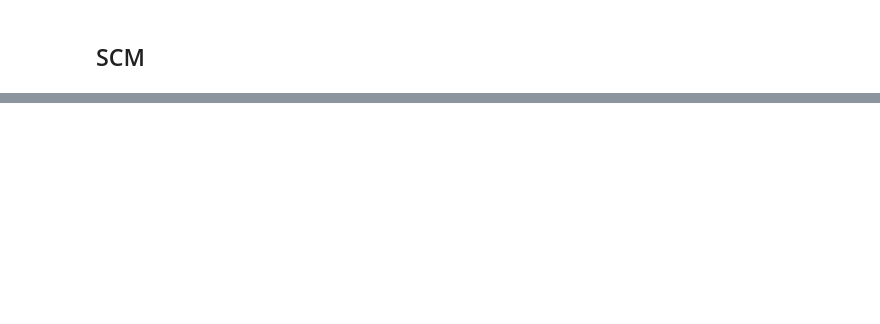
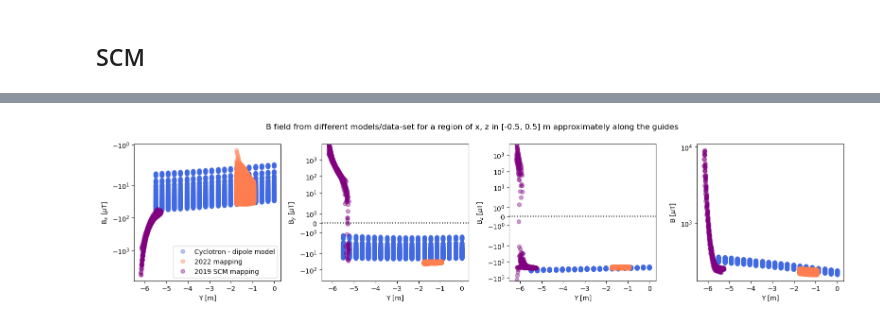
Before and after one commit to eklem1/AdiabaticSpinTransp, a Jupyter notebook: CalculatingK.ipynb, the cells around one changed output, grey strips where cells are left out. Cells and saved outputs as stored; diff of their text form; code cells hidden in the pictures; blank space fills up the shorter version.

```diff
--- a/CalculatingK.ipynb
+++ b/CalculatingK.ipynb
@@ -725,0 +445,3 @@ plt.show()
+# %%
+SCM_T2019_MSR = T_SCM_2019_ToMSR(df_all_TSCM)
+# SCM_T2019_MSR
@@ -725,0 +551,38 @@ plt.show()
+# %%
+fig, axs = plt.subplots(1, 4, figsize=(16,4))
+plt.suptitle("B field from different models/data-set for a region of x, z in [-0.5, 0.5] m "+
+             "approximately along the guides")
+
+plotAll('B_x', axs[0])
+
+axs[0].set_ylabel('B$_x$ [$\mu$T]')
+axs[0].set_xlabel('Y [m]')
+# axs[0].axhline(0, ls=":", c="black")
+axs[0].set_yscale('symlog')
+
+plotAll('B_y', axs[1])
+axs[1].set_ylabel('B$_y$ [$\mu$T]')
+axs[1].set_xlabel('Y [m]')
+axs[1].axhline(0, ls=":", c="black", label='Zero field')
+
+axs[1].set_yscale("symlog")
+
+plotAll('B_z', axs[2])
+axs[2].set_ylabel('B$_z$ [$\mu$T]')
+axs[2].set_xlabel('Y [m]')
+axs[2].axhline(0, ls=":", c="black")
+
+axs[2].set_yscale("symlog")
+
+plotAll('B', axs[3])
+axs[3].set_ylabel('B [$\mu$T]')
+axs[3].set_xlabel('Y [m]')
+# axs[3].axhline(0, ls=":", c="black")
+
+axs[3].set_yscale("symlog")
+
+plt.tight_layout()
+axs[0].legend()
+plt.show()
+# %% [output]
+[figure, added]
```
Also changed, not shown: parts of 28 cells of this notebook, 10 other files.
